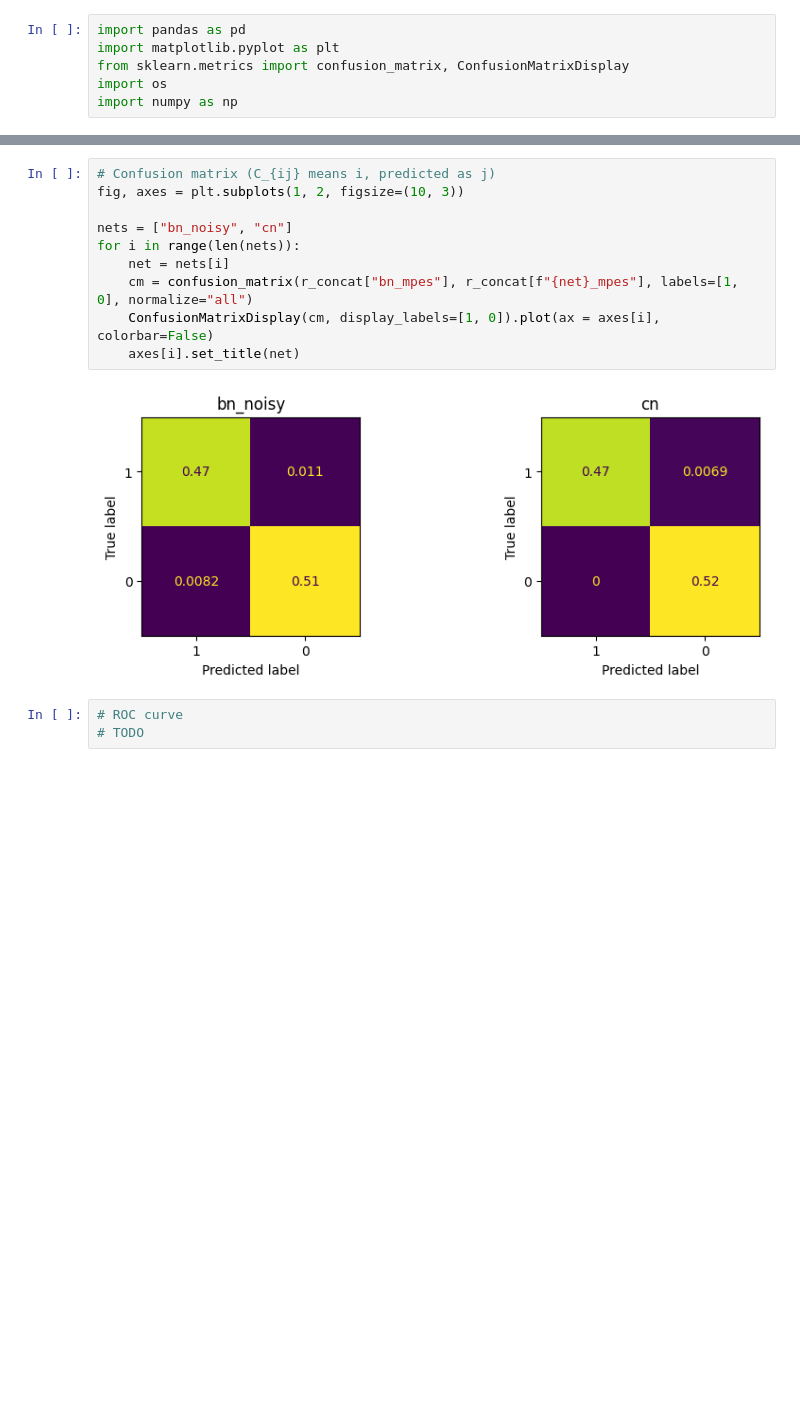
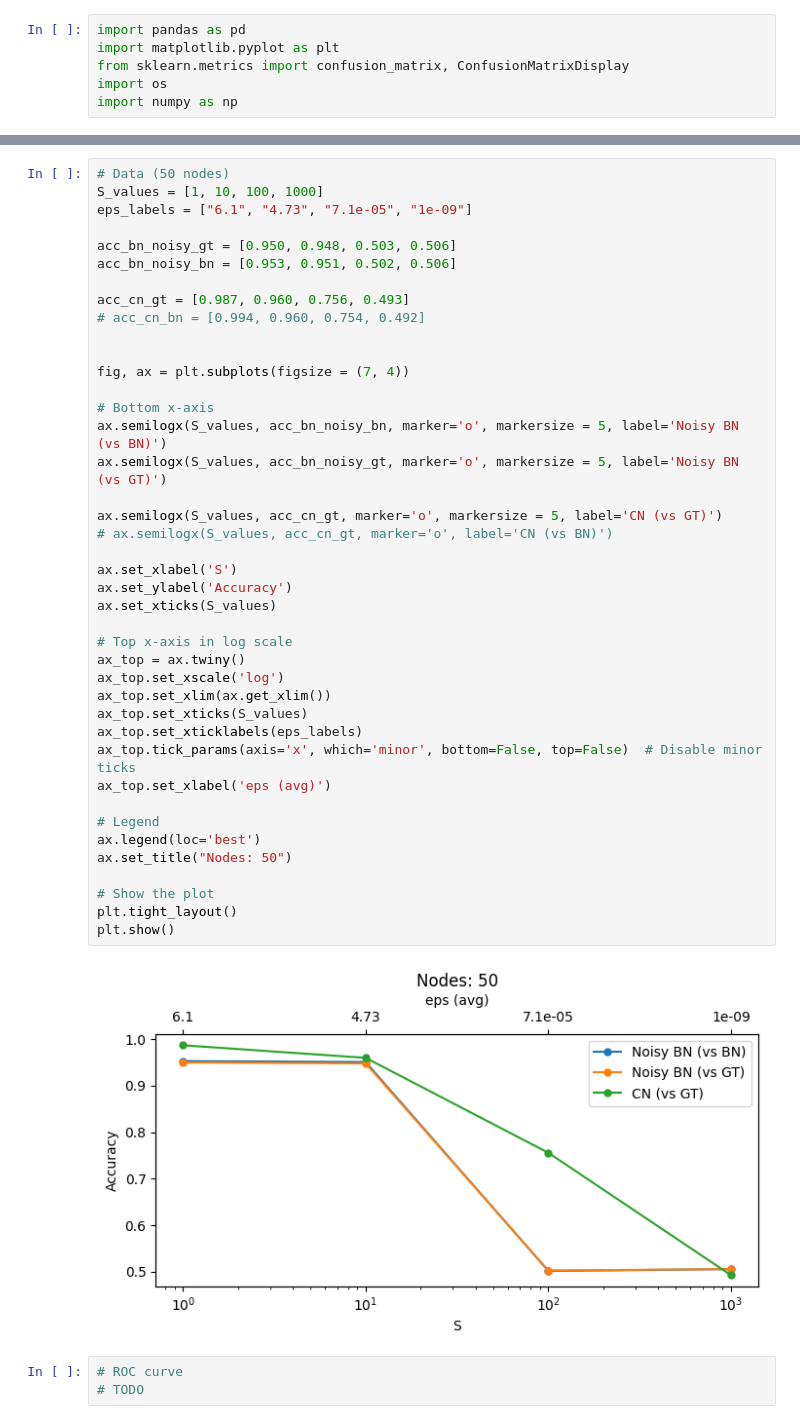
Before and after one commit to Niccolo-Rocchi/BN-Privacy, a Jupyter notebook: Plot_results.ipynb, the cells around one changed output, grey strips where cells are left out. Saved outputs shown, nothing was run; the diff lists cells and outputs as text; blank space fills up the shorter version.

```diff
--- a/Plot_results.ipynb
+++ b/Plot_results.ipynb
@@ -74,15 +74,46 @@ plt.show()
-# %%
-# Confusion matrix (C_{ij} means i, predicted as j)
-fig, axes = plt.subplots(1, 2, figsize=(10, 3))
-
-nets = ["bn_noisy", "cn"]
-for i in range(len(nets)):
-    net = nets[i]
-    cm = confusion_matrix(r_concat["bn_mpes"], r_concat[f"{net}_mpes"], labels=[1, 0], normalize="all")
-    ConfusionMatrixDisplay(cm, display_labels=[1, 0]).plot(ax = axes[i], colorbar=False)
-    axes[i].set_title(net)
-# %% [output]
-[figure, removed]
+# %%
+# Data (50 nodes)
+S_values = [1, 10, 100, 1000]
+eps_labels = ["6.1", "4.73", "7.1e-05", "1e-09"]
+
+acc_bn_noisy_gt = [0.950, 0.948, 0.503, 0.506]
+acc_bn_noisy_bn = [0.953, 0.951, 0.502, 0.506]
+
+acc_cn_gt = [0.987, 0.960, 0.756, 0.493]
+# acc_cn_bn = [0.994, 0.960, 0.754, 0.492]
+
+
+fig, ax = plt.subplots(figsize = (7, 4))
+
+# Bottom x-axis
+ax.semilogx(S_values, acc_bn_noisy_bn, marker='o', markersize = 5, label='Noisy BN (vs BN)')
+ax.semilogx(S_values, acc_bn_noisy_gt, marker='o', markersize = 5, label='Noisy BN (vs GT)')
+
+ax.semilogx(S_values, acc_cn_gt, marker='o', markersize = 5, label='CN (vs GT)')
+# ax.semilogx(S_values, acc_cn_gt, marker='o', label='CN (vs BN)')
+
+ax.set_xlabel('S')
+ax.set_ylabel('Accuracy')
+ax.set_xticks(S_values)
+
+# Top x-axis in log scale
+ax_top = ax.twiny()
+ax_top.set_xscale('log')
+ax_top.set_xlim(ax.get_xlim())
+ax_top.set_xticks(S_values)
+ax_top.set_xticklabels(eps_labels)
+ax_top.tick_params(axis='x', which='minor', bottom=False, top=False)  # Disable minor ticks
+ax_top.set_xlabel('eps (avg)')
+
+# Legend
+ax.legend(loc='best')
+ax.set_title("Nodes: 50")
+
+# Show the plot
+plt.tight_layout()
+plt.show()
+# %% [output]
+[figure, added]
 # %%
 # ROC curve
 # TODO
```
Also changed, not shown: parts of 2 cells of this notebook.
